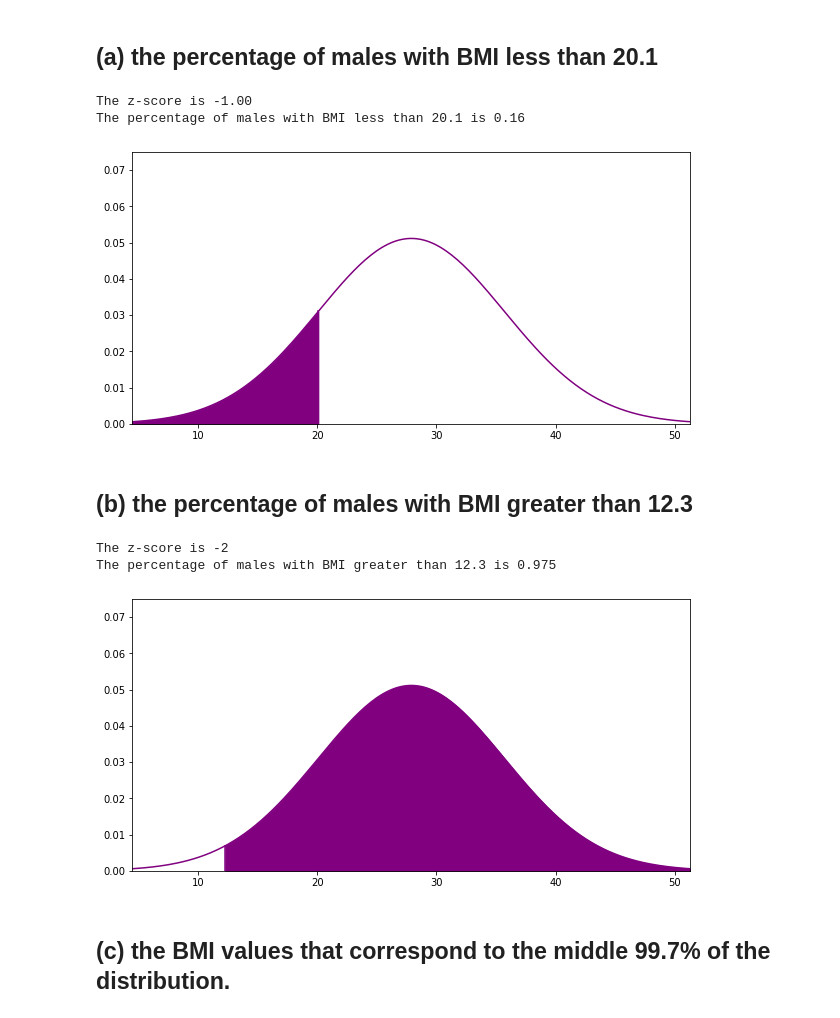
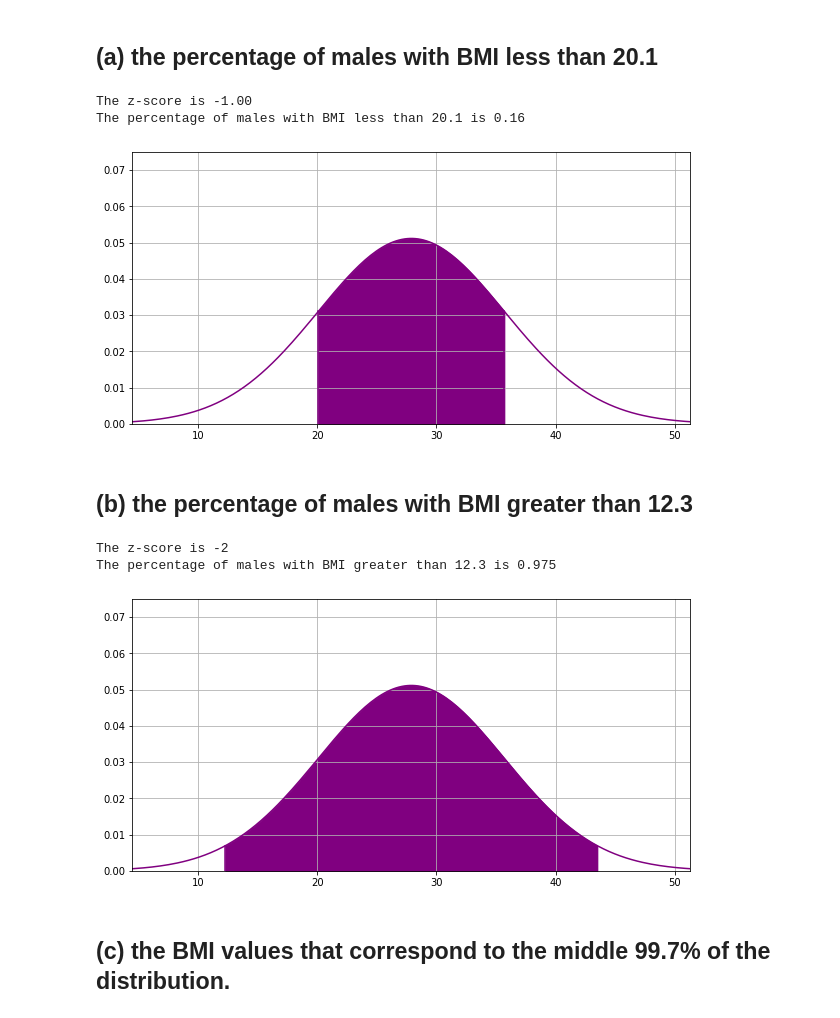
Before and after one commit to janroddy/normal-distribution-ws, a Jupyter notebook: full-code-normal-dist-ws.ipynb, the cells around one changed output. Drawn from its saved outputs; the diff is of its cells as text; code cells hidden in the pictures.

```diff
--- a/full-code-normal-dist-ws.ipynb
+++ b/full-code-normal-dist-ws.ipynb
@@ -649,37 +649,37 @@ z_score = (20.1 - 27.9)/ 7.8
 #output z-score to the console
 print ( "The z-score is %.2f" % z_score)
 
 #student solves for percentage STUDENT PART fill in based 68-95-99.7 rule
 percentage = (1 - .68) / 2 # = .16
 print ("The percentage of males with BMI less than 20.1 is %.2f" % percentage)
 
 
 # Plots normal distribution curve
 x = np.linspace(x_min, x_max, 200)
 y = norm.pdf(x, mean, std_dev)
 plt.plot(x,y, color='purple')
-#plt.grid()
+plt.grid()
 plt.xlim(x_min,x_max)
 plt.ylim(0,.075)
 
 
 # Shades the portion of the plot under the curve STUDENT PART
-start_pt = x_min
-end_pt = 20.1
+start_pt = 27.9 -7.8
+end_pt = 27.9 +7.8
 
 plt.plot([start_pt ,start_pt ],[0.0,norm.pdf(start_pt, mean, std_dev)], color='purple')
 plt.plot([end_pt ,end_pt ],[0.0,norm.pdf(end_pt, mean, std_dev)], color='purple')
 
 ptx = np.linspace(start_pt, end_pt, 200)
 pty = norm.pdf(ptx,mean,std_dev)
 
 plt.fill_between(ptx, pty, color='purple', alpha='1.0')
 plt.rcParams['figure.figsize'] = [10, 5]
 plt.show()
 # %% [output]
 The z-score is -1.00
 The percentage of males with BMI less than 20.1 is 0.16
-[figure, old version]
+[figure, new version]
 # %% [markdown]
 ## (b) the percentage of males with BMI greater than 12.3
 # %%
@@ -710,14 +710,14 @@ print ("The percentage of males with BMI greater than 12.3 is %.3f" % percentage
 x = np.linspace(x_min, x_max, 200)
 y = norm.pdf(x, mean, std_dev)
 plt.plot(x,y, color='purple')
-#plt.grid()
+plt.grid()
 plt.xlim(x_min,x_max)
 plt.ylim(0,.075)
 
 
 # Shades the portion of the plot under the curve STUDENT PART
-start_pt = 12.3
-end_pt = x_max
+start_pt = 27.9 - 7.8 * 2
+end_pt = 27.9 + 7.8 * 2
 
 plt.plot([start_pt ,start_pt ],[0.0,norm.pdf(start_pt, mean, std_dev)], color='purple')
 plt.plot([end_pt ,end_pt ],[0.0,norm.pdf(end_pt, mean, std_dev)], color='purple')
@@ -731,7 +731,7 @@ plt.show()
 # %% [output]
 The z-score is -2
 The percentage of males with BMI greater than 12.3 is 0.975
-[figure, old version]
+[figure, new version]
 # %% [markdown]
 ## (c) the BMI values that correspond to the middle 99.7% of the distribution.
 # %%
```
Also changed, not shown: parts of 2 cells of this notebook, 1 other file.
